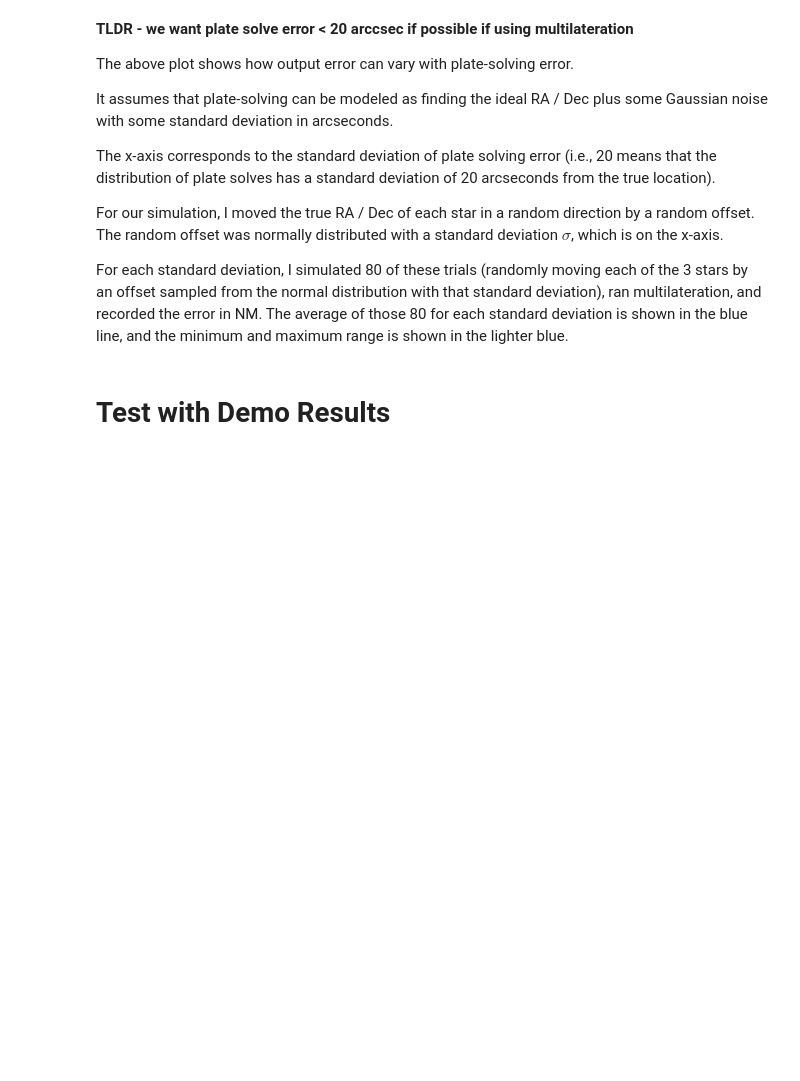
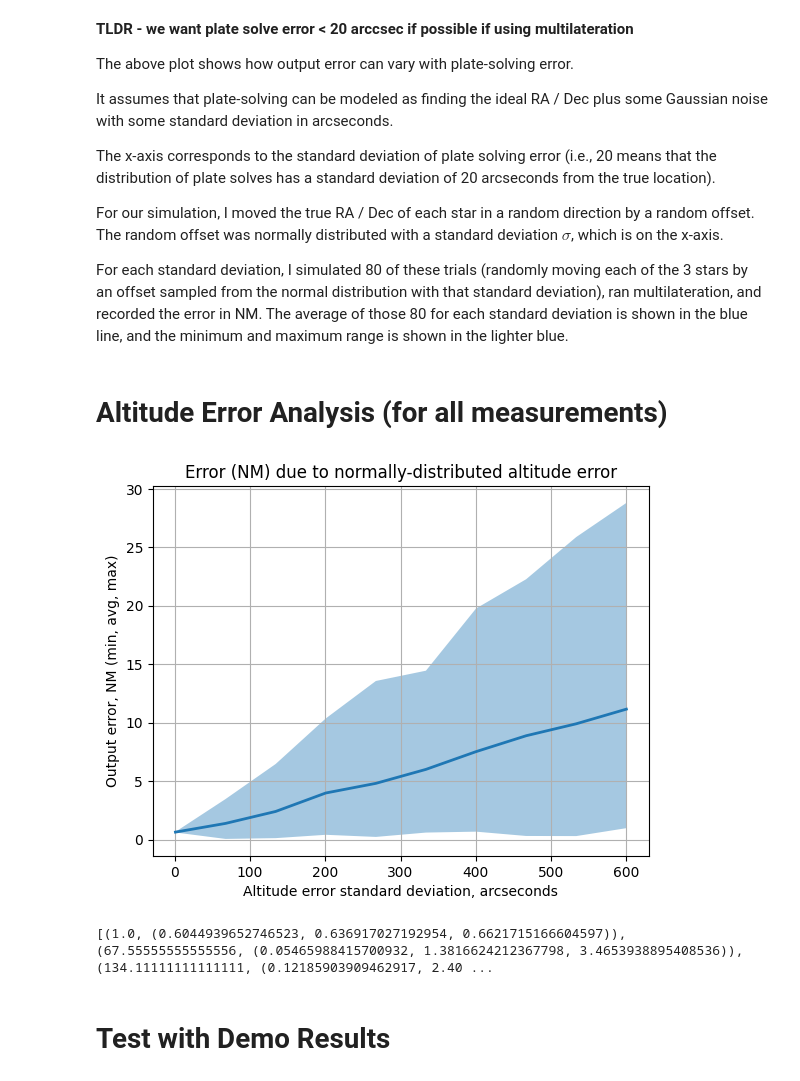
Before and after one commit to evallen/astronav, a Jupyter notebook: multilateration_error_analysis.ipynb, the cells around one changed output. Cells and saved outputs as stored; diff of their text form; code cells hidden in the pictures; blank space fills up the shorter version.

```diff
--- a/multilateration_error_analysis.ipynb
+++ b/multilateration_error_analysis.ipynb
@@ -247,3 +247,5 @@ stars by an offset sampled from the normal distribution with that standard devia
 ran multilateration, and recorded the error in NM. The average of those 80 for each standard
 deviation is shown in the blue line, and the minimum and maximum range is shown in the lighter
 blue.
+# %% [markdown]
+# Altitude Error Analysis (for all measurements)
@@ -250,3 +284,23 @@ blue.
+# %%
+
+stddevs_stats = [(min(errors), np.mean(errors), max(errors)) for errors in stddevs_errors]
+mins, avgs, maxs = zip(*stddevs_stats)
+# %%
+from matplotlib import pyplot as plt
+
+plt.figure()
+plt.grid()
+
+plt.plot(stddevs, avgs, linewidth=2)
+plt.fill_between(stddevs, mins, maxs, alpha=0.4)
+plt.title("Error (NM) due to normally-distributed altitude error")
+plt.xlabel("Altitude error standard deviation, arcseconds")
+plt.ylabel("Output error, NM (min, avg, max)")
+plt.show()
+print(list(zip(stddevs, stddevs_stats)))
+# %% [output]
+[figure, added]
+[(1.0, (0.6044939652746523, 0.636917027192954, 0.6621715166604597)), (67.55555555555556, (0.05465988415700932, 1.3816624212367798, 3.4653938895408536)), (134.11111111111111, (0.12185903909462917, 2.40 ...
 # %% [markdown]
 # Test with Demo Results
 # %%
```
Also changed, not shown: parts of 2 cells of this notebook, 3 other files.
